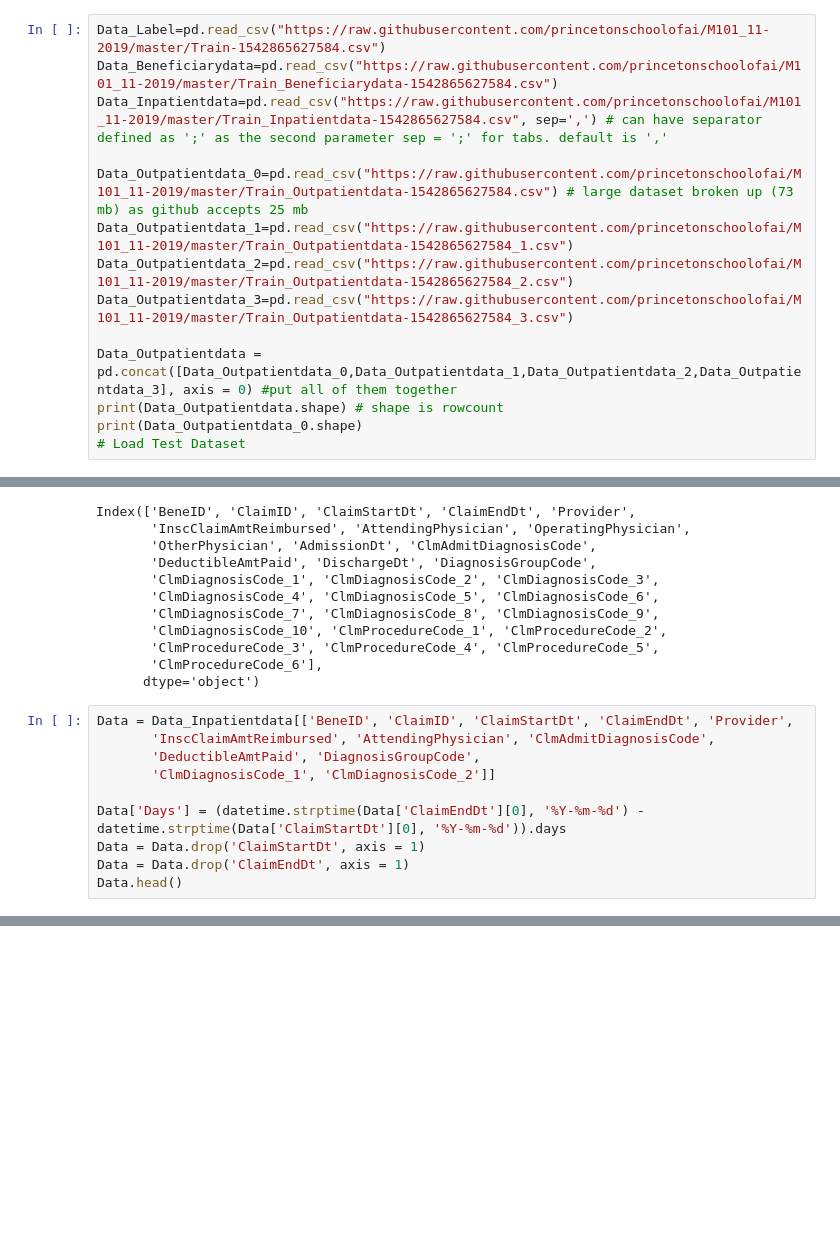
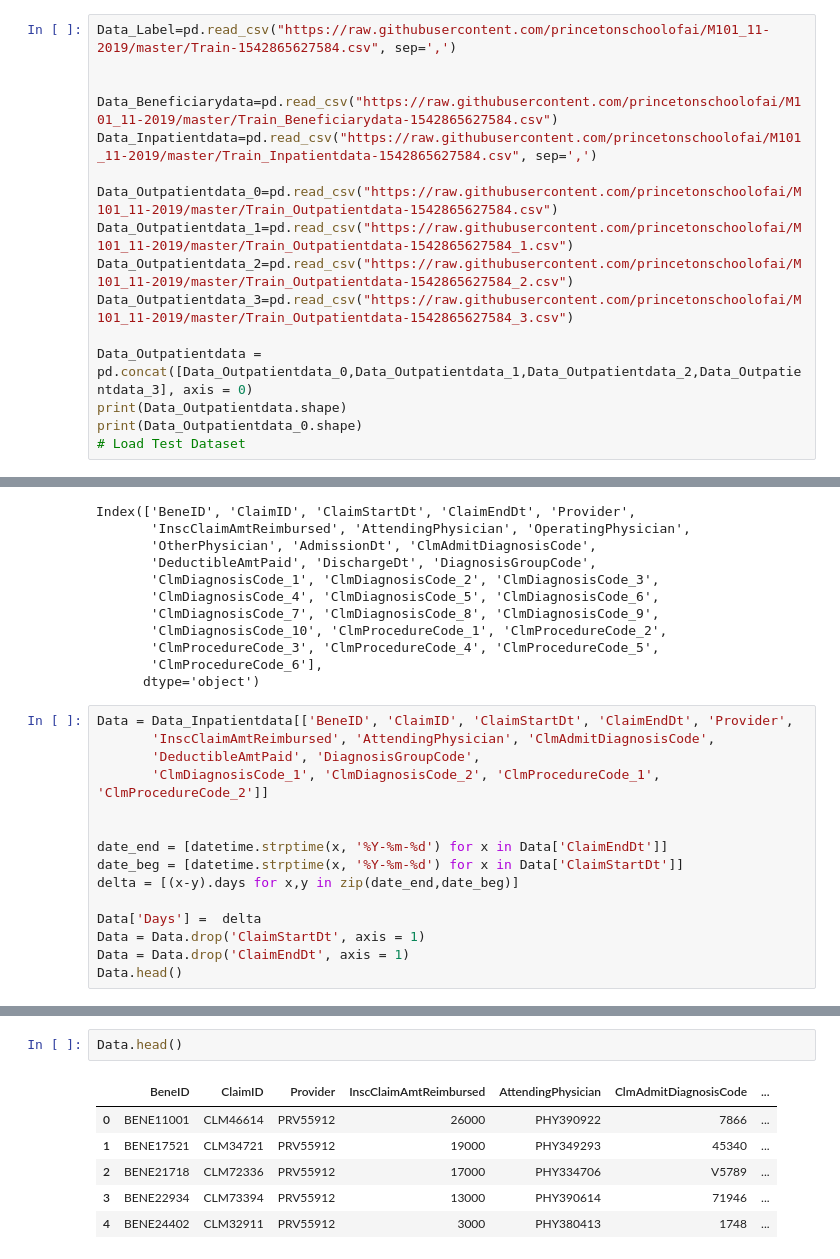
Before and after one commit to Buludi/Machine_Learning_Practice, a Jupyter notebook: ML101November.ipynb, the cells around one changed output, grey strips where cells are left out. Cells and saved outputs as stored; diff of their text form; blank space fills up the shorter version.

Commit message:
second class

```diff
--- a/ML101November.ipynb
+++ b/ML101November.ipynb
@@ -15,15 +15,17 @@ from datetime import datetime #timestamp interpretation
 # %%
-Data_Label=pd.read_csv("https://raw.githubusercontent.com/princetonschoolofai/M101_11-2019/master/Train-1542865627584.csv")
+Data_Label=pd.read_csv("https://raw.githubusercontent.com/princetonschoolofai/M101_11-2019/master/Train-1542865627584.csv", sep=',')
+
+
 Data_Beneficiarydata=pd.read_csv("https://raw.githubusercontent.com/princetonschoolofai/M101_11-2019/master/Train_Beneficiarydata-1542865627584.csv")
-Data_Inpatientdata=pd.read_csv("https://raw.githubusercontent.com/princetonschoolofai/M101_11-2019/master/Train_Inpatientdata-1542865627584.csv", sep=',') # can have separator defined as ';' as the second parameter sep = ';' for tabs. default is ','
+Data_Inpatientdata=pd.read_csv("https://raw.githubusercontent.com/princetonschoolofai/M101_11-2019/master/Train_Inpatientdata-1542865627584.csv", sep=',')
 
-Data_Outpatientdata_0=pd.read_csv("https://raw.githubusercontent.com/princetonschoolofai/M101_11-2019/master/Train_Outpatientdata-1542865627584.csv") # large dataset broken up (73 mb) as github accepts 25 mb
+Data_Outpatientdata_0=pd.read_csv("https://raw.githubusercontent.com/princetonschoolofai/M101_11-2019/master/Train_Outpatientdata-1542865627584.csv")
 Data_Outpatientdata_1=pd.read_csv("https://raw.githubusercontent.com/princetonschoolofai/M101_11-2019/master/Train_Outpatientdata-1542865627584_1.csv")
 Data_Outpatientdata_2=pd.read_csv("https://raw.githubusercontent.com/princetonschoolofai/M101_11-2019/master/Train_Outpatientdata-1542865627584_2.csv")
 Data_Outpatientdata_3=pd.read_csv("https://raw.githubusercontent.com/princetonschoolofai/M101_11-2019/master/Train_Outpatientdata-1542865627584_3.csv")
 
-Data_Outpatientdata = pd.concat([Data_Outpatientdata_0,Data_Outpatientdata_1,Data_Outpatientdata_2,Data_Outpatientdata_3], axis = 0) #put all of them together
-print(Data_Outpatientdata.shape) # shape is rowcount
+Data_Outpatientdata = pd.concat([Data_Outpatientdata_0,Data_Outpatientdata_1,Data_Outpatientdata_2,Data_Outpatientdata_3], axis = 0)
+print(Data_Outpatientdata.shape)
 print(Data_Outpatientdata_0.shape)
 # Load Test Dataset
 # %% [output]
@@ -108,9 +110,14 @@ Index(['BeneID', 'ClaimID', 'ClaimStartDt', 'ClaimEndDt', 'Provider',
 Data = Data_Inpatientdata[['BeneID', 'ClaimID', 'ClaimStartDt', 'ClaimEndDt', 'Provider',
        'InscClaimAmtReimbursed', 'AttendingPhysician', 'ClmAdmitDiagnosisCode',
        'DeductibleAmtPaid', 'DiagnosisGroupCode',
-       'ClmDiagnosisCode_1', 'ClmDiagnosisCode_2']]
+       'ClmDiagnosisCode_1', 'ClmDiagnosisCode_2', 'ClmProcedureCode_1', 'ClmProcedureCode_2']]
 
-Data['Days'] = (datetime.strptime(Data['ClaimEndDt'][0], '%Y-%m-%d') - datetime.strptime(Data['ClaimStartDt'][0], '%Y-%m-%d')).days
+
+date_end = [datetime.strptime(x, '%Y-%m-%d') for x in Data['ClaimEndDt']]
+date_beg = [datetime.strptime(x, '%Y-%m-%d') for x in Data['ClaimStartDt']]
+delta = [(x-y).days for x,y in zip(date_end,date_beg)]
+
+Data['Days'] =  delta
 Data = Data.drop('ClaimStartDt', axis = 1)
 Data = Data.drop('ClaimEndDt', axis = 1)
 Data.head()
@@ -160,0 +173,9 @@ Index(['Provider', 'PotentialFraud'], dtype='object')
+# %%
+Data.head()
+# %% [output]
+|  | BeneID | ClaimID | Provider | InscClaimAmtReimbursed | AttendingPhysician | ClmAdmitDiagnosisCode | ... |
+| 0 | BENE11001 | CLM46614 | PRV55912 | 26000 | PHY390922 | 7866 | ... |
+| 1 | BENE17521 | CLM34721 | PRV55912 | 19000 | PHY349293 | 45340 | ... |
+| 2 | BENE21718 | CLM72336 | PRV55912 | 17000 | PHY334706 | V5789 | ... |
+| 3 | BENE22934 | CLM73394 | PRV55912 | 13000 | PHY390614 | 71946 | ... |
+| 4 | BENE24402 | CLM32911 | PRV55912 | 3000 | PHY380413 | 1748 | ... |
```
Also changed, not shown: parts of 22 cells of this notebook.
